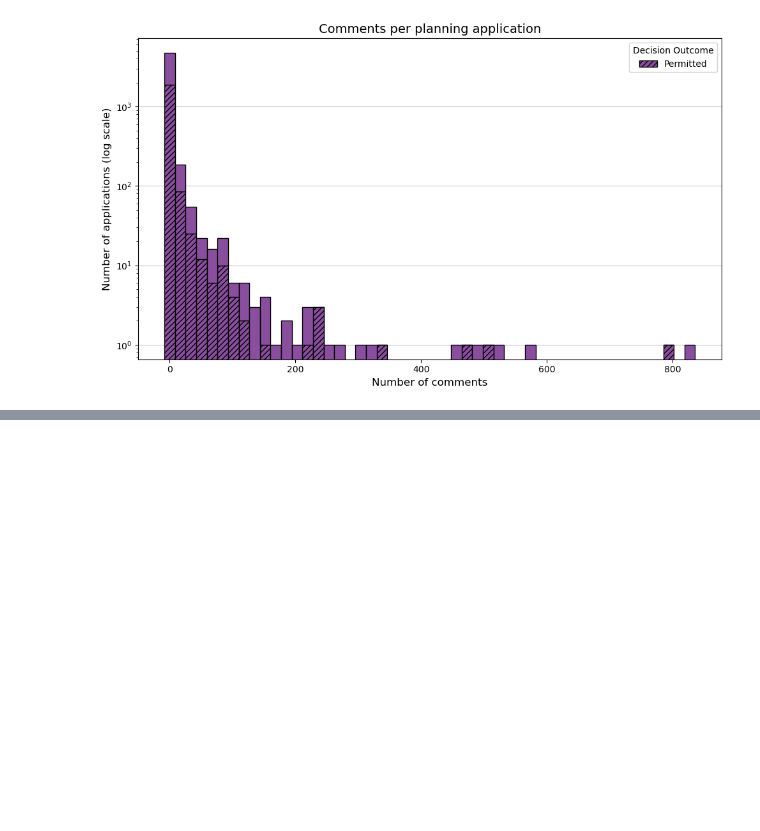
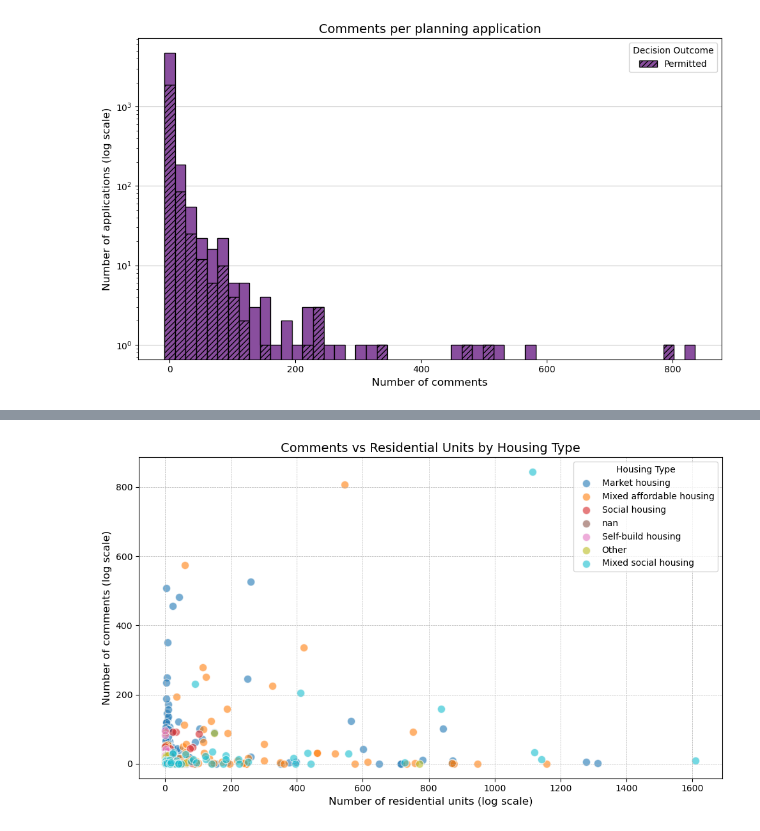
Before and after one commit to Bea-Taylor/nimby_nlp, a Jupyter notebook: notebooks/1_0_1_summary_analysis.ipynb, the cells around one changed output, grey strips where cells are left out. Cells and saved outputs as stored; diff of their text form; code cells hidden in the pictures; blank space fills up the shorter version.

```diff
--- a/notebooks/1_0_1_summary_analysis.ipynb
+++ b/notebooks/1_0_1_summary_analysis.ipynb
@@ -504,0 +462,28 @@ plt.show()
+# %%
+# scatterof comments vs residential units colour coded by housing type
+plt.figure(figsize=(10,6))
+housing_types = application_df['housing_type'].unique()
+colors = plt.cm.get_cmap('tab10', len(housing_types))
+for i, housing_type in enumerate(housing_types):
+    subset = application_df[application_df['housing_type'] == housing_type]
+    plt.scatter(
+        subset['total_no_proposed_residential_units'],
+        subset['comment_count'],
+        color=colors(i),
+        label=housing_type,
+        alpha=0.6,
+        edgecolors='w',
+        s=80
+    )
+# plt.xscale('log')
+# plt.yscale('log')
+plt.xlabel('Number of residential units (log scale)', fontsize=12)
+plt.ylabel('Number of comments (log scale)', fontsize=12)
+plt.title('Comments vs Residential Units by Housing Type', fontsize=14)
+plt.legend(title='Housing Type')
+plt.grid(True, which="both", ls="--", linewidth=0.5)
+plt.tight_layout()
+# plt.savefig("../results/figures/scatter_comments_vs_res_units_housing_type.png", dpi=500)
+plt.show()
+# %% [output]
+[figure, added]
```
Also changed, not shown: parts of 34 cells of this notebook.
